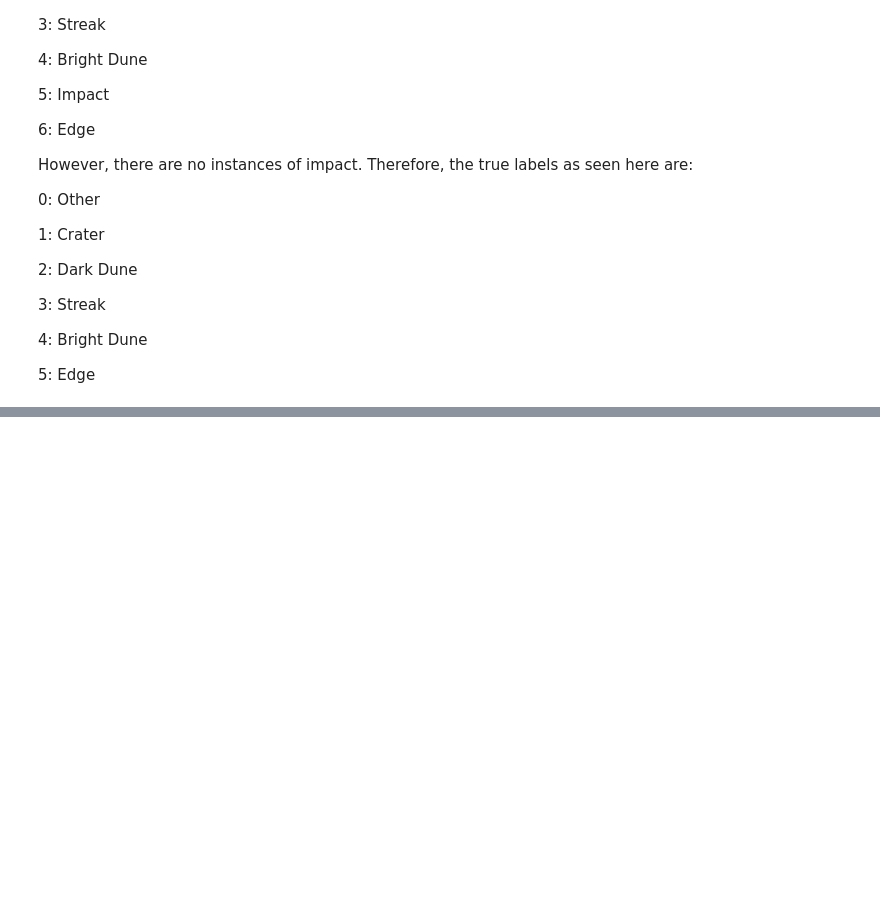
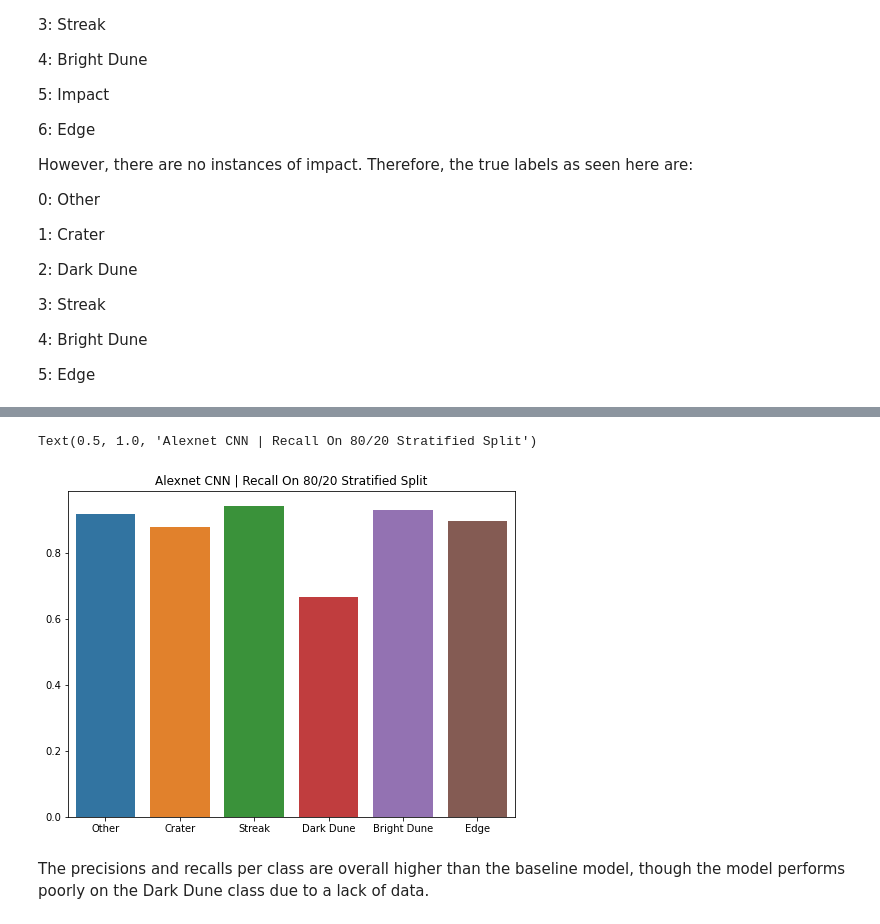
Before and after one commit to mars-vision/marsvision, a Jupyter notebook: Prototyping/Notebooks/AlexNet Evaluation 3-28.ipynb, the cells around one changed output, grey strips where cells are left out. Saved outputs shown, nothing was run; the diff lists cells and outputs as text; code cells hidden in the pictures; blank space fills up the shorter version.

```diff
--- a/Prototyping/Notebooks/AlexNet Evaluation 3-28.ipynb
+++ b/Prototyping/Notebooks/AlexNet Evaluation 3-28.ipynb
@@ -96,0 +110,10 @@ Name: 599, dtype: float64
+# %%
+recalls = np.array(cnn_eval_df.iloc[-1][7:13])
+plt.figure(figsize=(8, 6))
+ax = sns.barplot(x=class_names, y=recalls)
+ax.set_title("Alexnet CNN | Recall On 80/20 Stratified Split")
+# %% [output]
+Text(0.5, 1.0, 'Alexnet CNN | Recall On 80/20 Stratified Split')
+[figure, added]
+# %% [markdown]
+The precisions and recalls per class are overall higher than the baseline model, though the model performs poorly on the Dark Dune class due to a lack of data.
```
Also changed, not shown: parts of 11 cells of this notebook, 2 other files.
